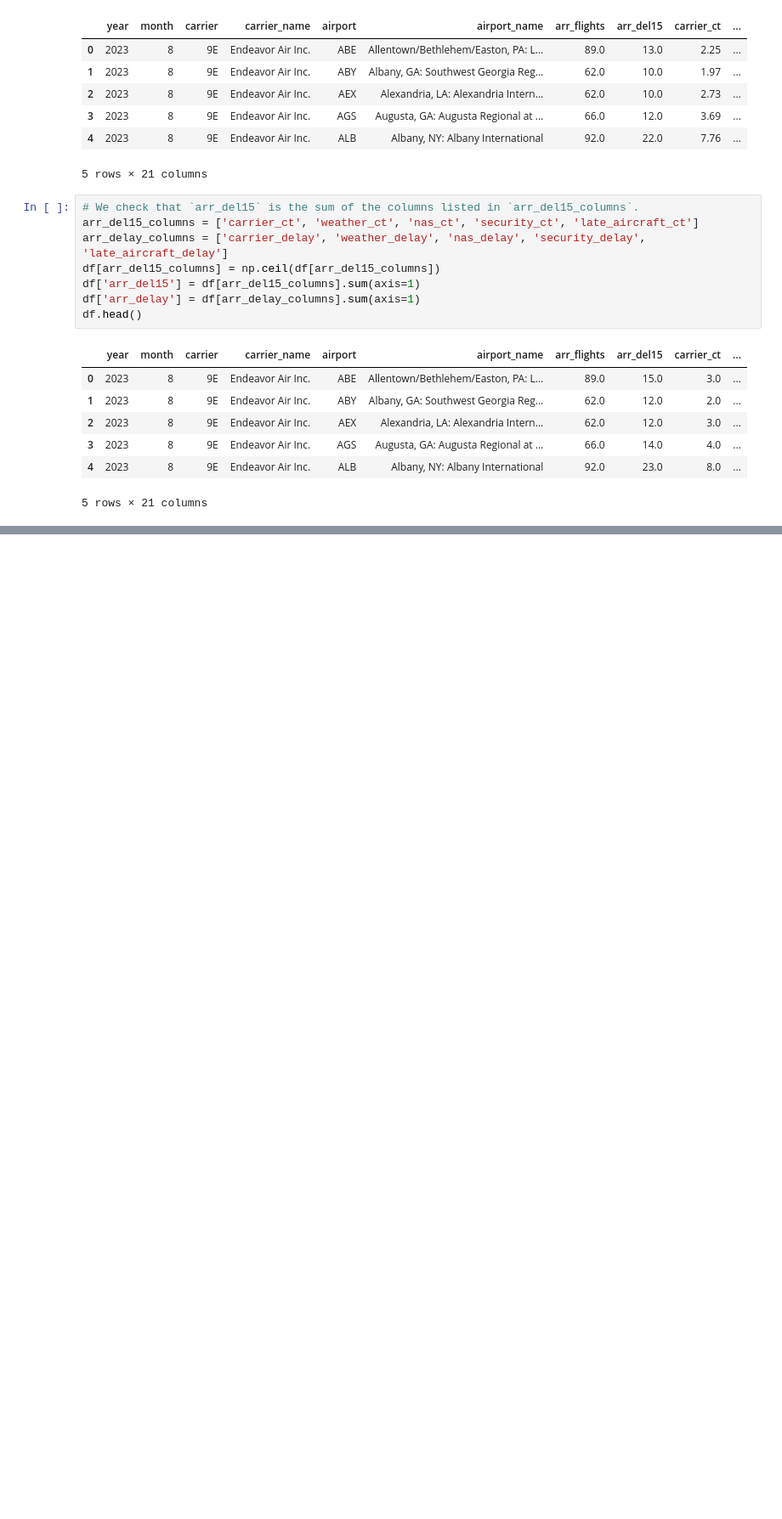
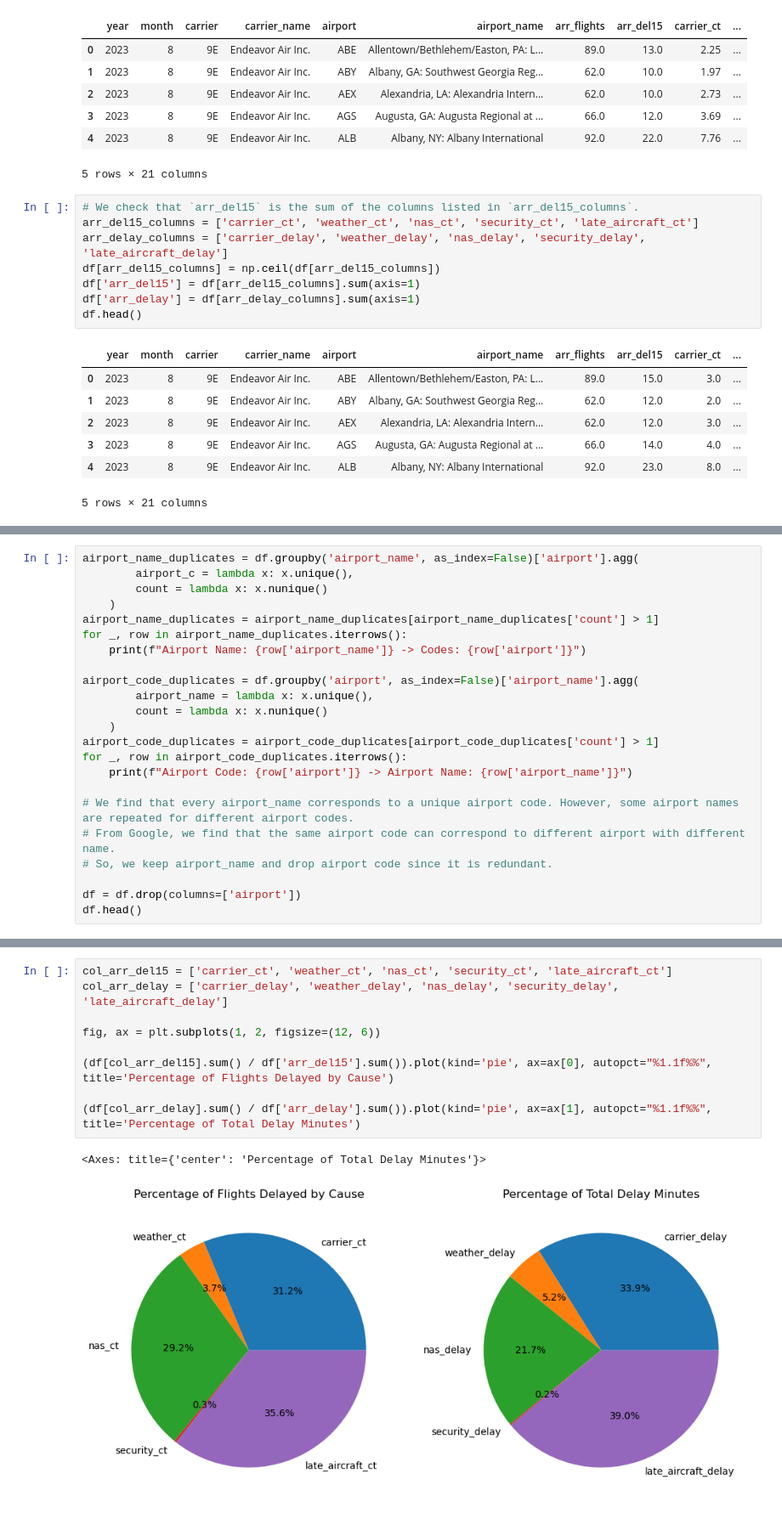
Before and after one commit to naufilsakran/Flight_Delay_Data_Analysis, a Jupyter notebook: Project_report.ipynb, the cells around one changed output, grey strips where cells are left out. Shown at 85% size. Drawn from its saved outputs; the diff is of its cells as text; blank space fills up the shorter version.

```diff
--- a/Project_report.ipynb
+++ b/Project_report.ipynb
@@ -181,0 +172,23 @@ American Eagle Airlines Inc. has carrier names ['MQ']
+# %%
+airport_name_duplicates = df.groupby('airport_name', as_index=False)['airport'].agg(
+        airport_c = lambda x: x.unique(),
+        count = lambda x: x.nunique()
+    )
+airport_name_duplicates = airport_name_duplicates[airport_name_duplicates['count'] > 1]
+for _, row in airport_name_duplicates.iterrows():
+    print(f"Airport Name: {row['airport_name']} -> Codes: {row['airport']}")
+
+airport_code_duplicates = df.groupby('airport', as_index=False)['airport_name'].agg(
+        airport_name = lambda x: x.unique(),
+        count = lambda x: x.nunique()
+    )
+airport_code_duplicates = airport_code_duplicates[airport_code_duplicates['count'] > 1]
+for _, row in airport_code_duplicates.iterrows():
+    print(f"Airport Code: {row['airport']} -> Airport Name: {row['airport_name']}")
+
+# We find that every airport_name corresponds to a unique airport code. However, some airport names are repeated for different airport codes.
+# From Google, we find that the same airport code can correspond to different airport with different name.
+# So, we keep airport_name and drop airport code since it is redundant.
+
+df = df.drop(columns=['airport'])
+df.head()
@@ -181,0 +268,12 @@ American Eagle Airlines Inc. has carrier names ['MQ']
+# %%
+col_arr_del15 = ['carrier_ct', 'weather_ct', 'nas_ct', 'security_ct', 'late_aircraft_ct']
+col_arr_delay = ['carrier_delay', 'weather_delay', 'nas_delay', 'security_delay', 'late_aircraft_delay']
+
+fig, ax = plt.subplots(1, 2, figsize=(12, 6))
+
+(df[col_arr_del15].sum() / df['arr_del15'].sum()).plot(kind='pie', ax=ax[0], autopct="%1.1f%%", title='Percentage of Flights Delayed by Cause')
+
+(df[col_arr_delay].sum() / df['arr_delay'].sum()).plot(kind='pie', ax=ax[1], autopct="%1.1f%%", title='Percentage of Total Delay Minutes')
+# %% [output]
+<Axes: title={'center': 'Percentage of Total Delay Minutes'}>
+[figure, added]
```
Also changed, not shown: parts of 46 cells of this notebook.
